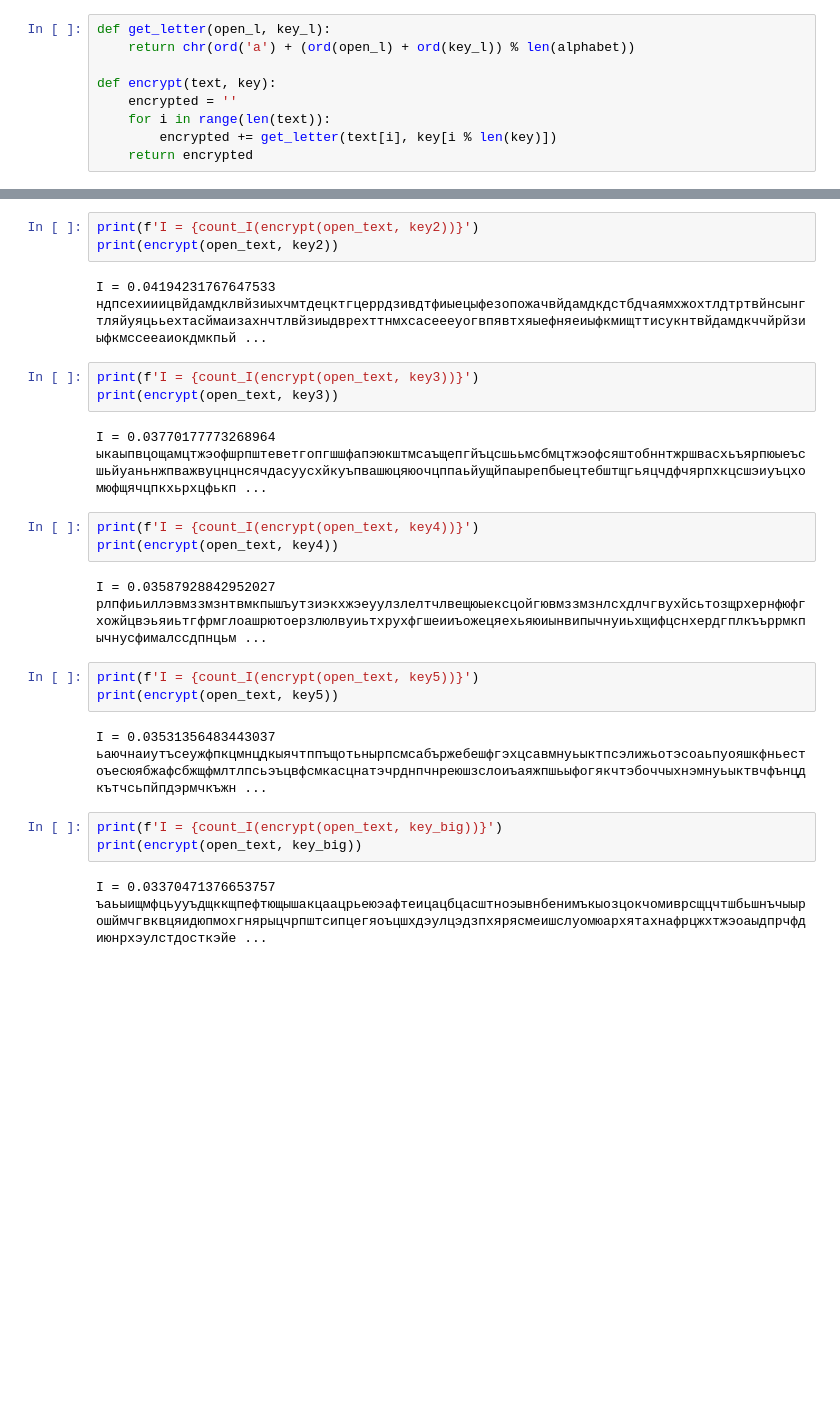
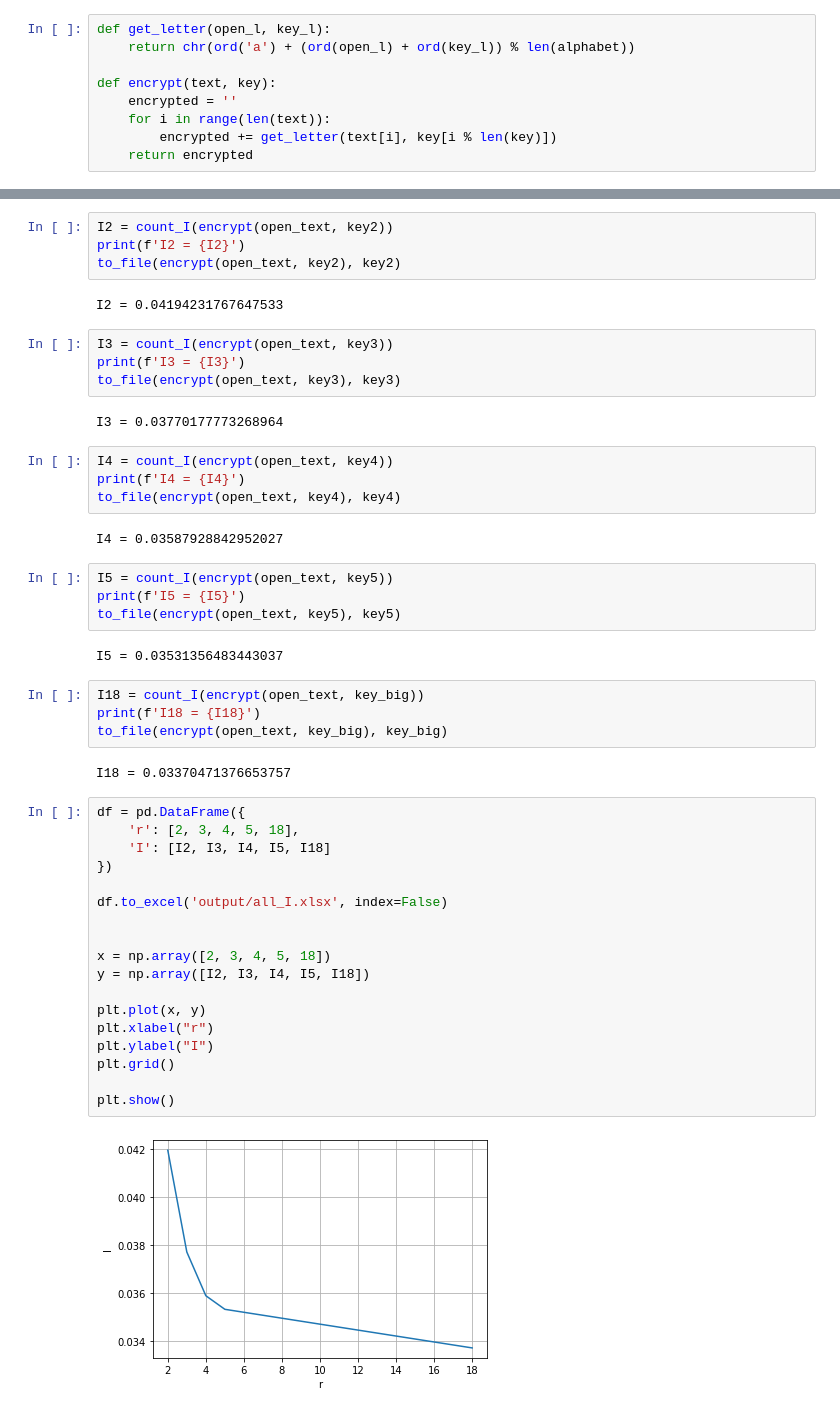
Before and after one commit to yeahloveninja/crypto-22-23, a Jupyter notebook: cp2/sapehin_fb-02_yesafiev_fb-02_cp2/encrypt.ipynb, the cells around one changed output, grey strips where cells are left out. Drawn from its saved outputs; the diff is of its cells as text; blank space fills up the shorter version.

```diff
--- a/cp2/sapehin_fb-02_yesafiev_fb-02_cp2/encrypt.ipynb
+++ b/cp2/sapehin_fb-02_yesafiev_fb-02_cp2/encrypt.ipynb
@@ -42,31 +52,51 @@ I = 0.04978725689699415
 напнесидитведьмакзвездысчитаеткогтемраздватричетыреголовауведьмакасобачьяихвостздоровенныйголыйпятьшестьсемьигаснутзвездыавместонихнанебепоявляютсячерныедыркиихтоинужноведьмакучерездыркиснебадождиклье ...
 # %%
-print(f'I = {count_I(encrypt(open_text, key2))}')
-print(encrypt(open_text, key2))
+I2 = count_I(encrypt(open_text, key2))
+print(f'I2 = {I2}')
+to_file(encrypt(open_text, key2), key2)
 # %% [output]
-I = 0.04194231767647533
-ндпсехииицвйдамдклвйзиыхчмтдецктгцеррдзивдтфиыецыфезопожачвйдамдкдстбдчаямхжохтлдтртвйнсынгтляйуяцььехтасймаизахнчтлвйзиыдврехттнмхсасеееуогвпявтхяыефняеиыфкмищттисукнтвйдамдкччйрйзиыфкмссееаиокдмкпьй ...
+I2 = 0.04194231767647533
 # %%
-print(f'I = {count_I(encrypt(open_text, key3))}')
-print(encrypt(open_text, key3))
+I3 = count_I(encrypt(open_text, key3))
+print(f'I3 = {I3}')
+to_file(encrypt(open_text, key3), key3)
 # %% [output]
-I = 0.03770177773268964
-ыкаыпвцощамцтжэофшрпштеветгопгшшфапэюкштмсаъщепгйъцсшььмсбмцтжэофсяштобннтжршвасхьъярпюыеъсшьйуаньнжпважвуцнцнсячдасуусхйкуъпвашюцяюочцппаьйущйпаырепбыецтебштщгьяцчдфчярпхкцсшэиуъцхомюфщячцпкхьрхцфькп ...
+I3 = 0.03770177773268964
 # %%
-print(f'I = {count_I(encrypt(open_text, key4))}')
-print(encrypt(open_text, key4))
+I4 = count_I(encrypt(open_text, key4))
+print(f'I4 = {I4}')
+to_file(encrypt(open_text, key4), key4)
 # %% [output]
-I = 0.03587928842952027
-рлпфиьиллэвмззмзнтвмкпышъутзиэкхжэеуулзлелтчлвещюыексцойгювмззмзнлсхдлчгвухйсьтозщрхернфюфгхожйцвэьяиьтгфрмглоашрютоерзлюлвуиьтхрухфгшеииъожецяехьяюиынвипычнуиьхщифцснхердгплкъъррмкпычнусфималссдпнцьм ...
+I4 = 0.03587928842952027
 # %%
-print(f'I = {count_I(encrypt(open_text, key5))}')
-print(encrypt(open_text, key5))
+I5 = count_I(encrypt(open_text, key5))
+print(f'I5 = {I5}')
+to_file(encrypt(open_text, key5), key5)
 # %% [output]
-I = 0.03531356483443037
-ьаючнаиутъсеужфпкцмнцдкыячтппъщотьнырпсмсабържебешфгэхцсавмнуьыктпсэлижьотэсоаьпуояшкфньестоъесюябжафсбжщфмлтлпсьэъцвфсмкасцнатэчрднпчнреюшзслоиъаяжпшьыфогякчтэбоччыхнэмнуьыктвчфънцдкътчсьпйпдэрмчкъжн ...
+I5 = 0.03531356483443037
 # %%
-print(f'I = {count_I(encrypt(open_text, key_big))}')
-print(encrypt(open_text, key_big))
+I18 = count_I(encrypt(open_text, key_big))
+print(f'I18 = {I18}')
+to_file(encrypt(open_text, key_big), key_big)
 # %% [output]
-I = 0.03370471376653757
-ъаьыищмфцьууъдщккщпефтющышакцаацрьеюэафтеицацбцасштноэывнбенимъкыозцокчомиврсщцчтшбьшнъчыырошймчгвквцяидюпмохгнярыцчрпштсипцегяоъцшхдэулцэдзпхярясмеишслуомюархятахнафрцжхтжэоаыдпрчфдиюнрхэулстдосткэйе ...
+I18 = 0.03370471376653757
+# %%
+df = pd.DataFrame({
+    'r': [2, 3, 4, 5, 18],
+    'I': [I2, I3, I4, I5, I18]
+})
+
+df.to_excel('output/all_I.xlsx', index=False)
+
+
+x = np.array([2, 3, 4, 5, 18])
+y = np.array([I2, I3, I4, I5, I18])
+
+plt.plot(x, y)
+plt.xlabel("r")
+plt.ylabel("I")
+plt.grid()
+
+plt.show()
+# %% [output]
+[figure, added]
```
Also changed, not shown: parts of 4 cells of this notebook, 10 other files.
